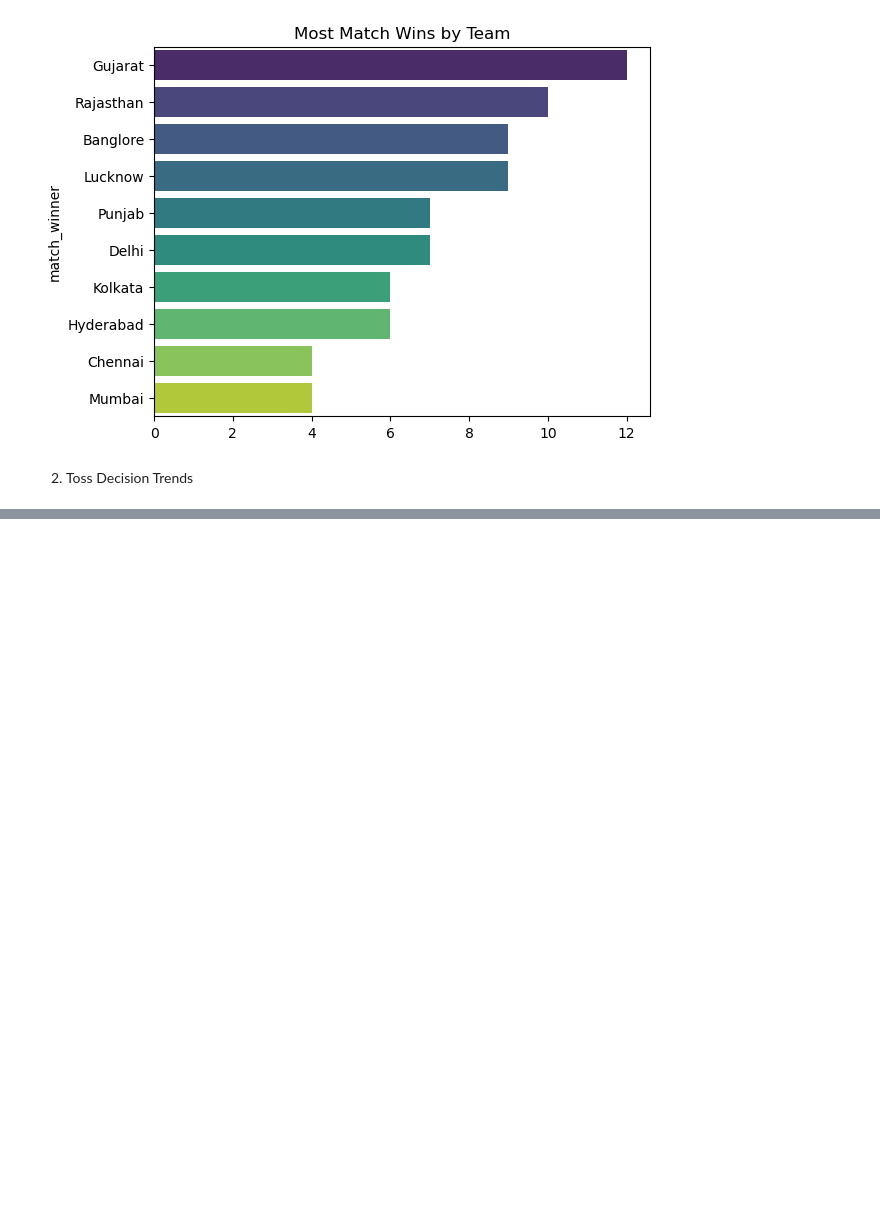
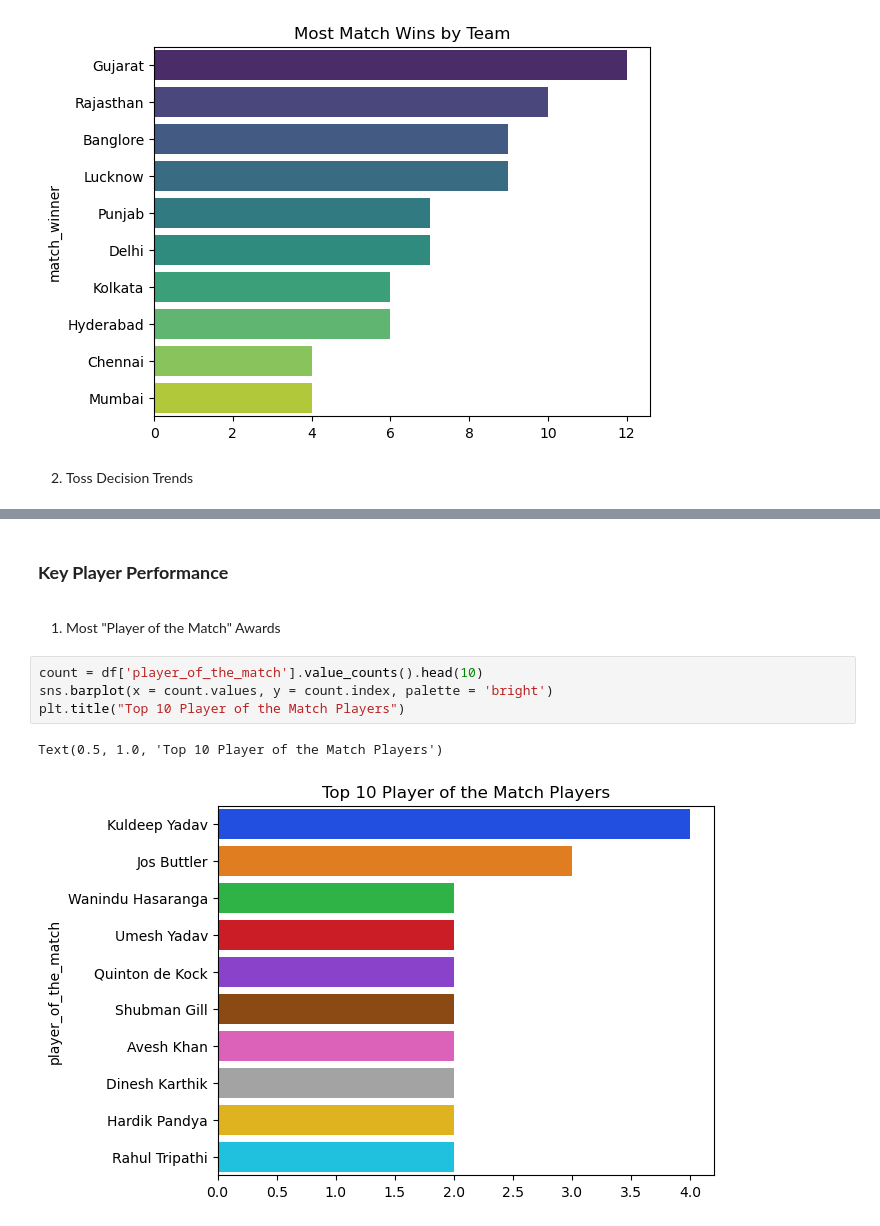
Before and after one commit to iamrohitkandpal/Python-Journey, a Jupyter notebook: Visualization/IPL_Data_Project.ipynb, the cells around one changed output, grey strips where cells are left out. Saved outputs shown, nothing was run; the diff lists cells and outputs as text; blank space fills up the shorter version.

```diff
--- a/Visualization/IPL_Data_Project.ipynb
+++ b/Visualization/IPL_Data_Project.ipynb
@@ -108,0 +130,11 @@ Text(0.5, 1.0, 'Most Match Wins by Team')
+# %% [markdown]
+**<h3>Key Player Performance</h3>**
+# %% [markdown]
+1. Most "Player of the Match" Awards
+# %%
+count = df['player_of_the_match'].value_counts().head(10)
+sns.barplot(x = count.values, y = count.index, palette = 'bright')
+plt.title("Top 10 Player of the Match Players")
+# %% [output]
+Text(0.5, 1.0, 'Top 10 Player of the Match Players')
+[figure, added]
```
Also changed, not shown: parts of 20 cells of this notebook.
